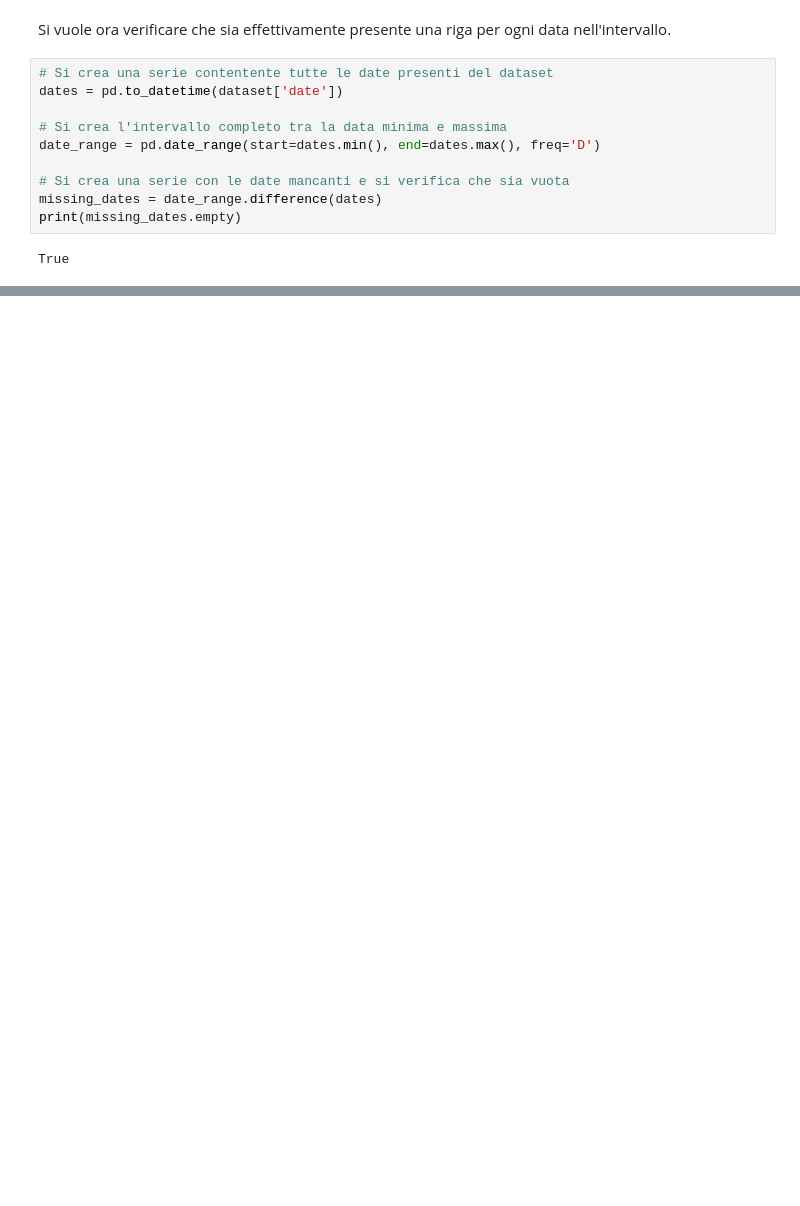
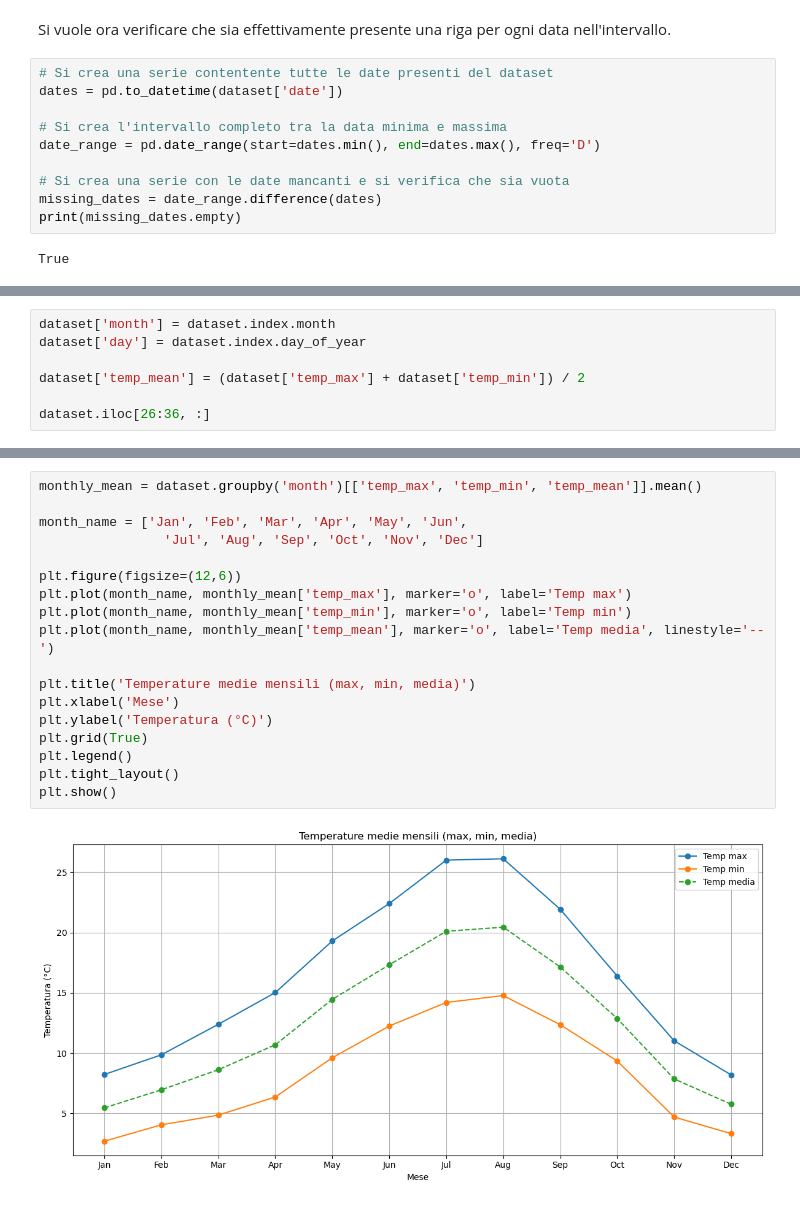
Before and after one commit to Orbmad/Data_Intensive_project, a Jupyter notebook: weather_predictions.ipynb, the cells around one changed output, grey strips where cells are left out. Cells and saved outputs as stored; diff of their text form; blank space fills up the shorter version.

```diff
--- a/weather_predictions.ipynb
+++ b/weather_predictions.ipynb
@@ -51,0 +104,7 @@ Tutte le date nell'intervallo risultano presenti, questo rende il dataset comoda
+# %%
+dataset['month'] = dataset.index.month
+dataset['day'] = dataset.index.day_of_year
+
+dataset['temp_mean'] = (dataset['temp_max'] + dataset['temp_min']) / 2
+
+dataset.iloc[26:36, :]
@@ -51,0 +124,20 @@ Tutte le date nell'intervallo risultano presenti, questo rende il dataset comoda
+# %%
+monthly_mean = dataset.groupby('month')[['temp_max', 'temp_min', 'temp_mean']].mean()
+
+month_name = ['Jan', 'Feb', 'Mar', 'Apr', 'May', 'Jun',
+                'Jul', 'Aug', 'Sep', 'Oct', 'Nov', 'Dec']
+
+plt.figure(figsize=(12,6))
+plt.plot(month_name, monthly_mean['temp_max'], marker='o', label='Temp max')
+plt.plot(month_name, monthly_mean['temp_min'], marker='o', label='Temp min')
+plt.plot(month_name, monthly_mean['temp_mean'], marker='o', label='Temp media', linestyle='--')
+
+plt.title('Temperature medie mensili (max, min, media)')
+plt.xlabel('Mese')
+plt.ylabel('Temperatura (°C)')
+plt.grid(True)
+plt.legend()
+plt.tight_layout()
+plt.show()
+# %% [output]
+[figure, added]
```
Also changed, not shown: parts of 14 cells of this notebook.
